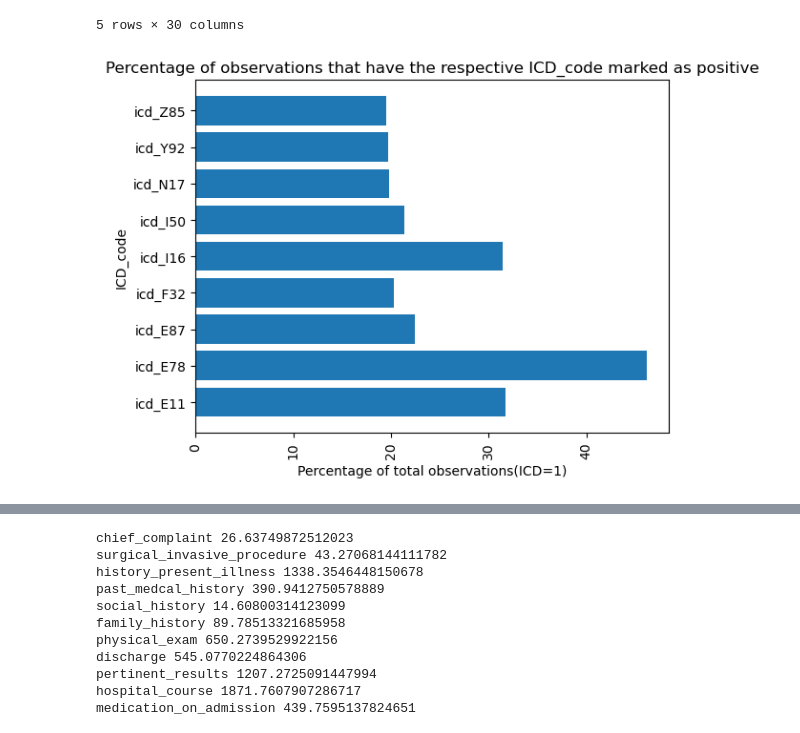
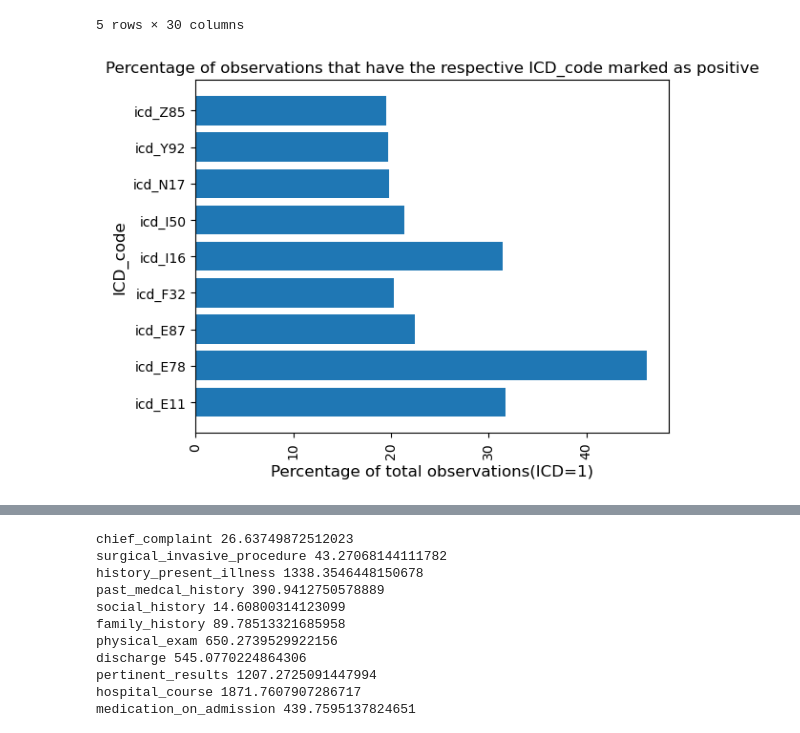
Before and after one commit to smitamisra/EHR_exploration, a Jupyter notebook: notebooks/tokenization_classification.ipynb, the cells around one changed output, grey strips where cells are left out. Cells and saved outputs as stored; diff of their text form; code cells hidden in the pictures.

```diff
--- a/notebooks/tokenization_classification.ipynb
+++ b/notebooks/tokenization_classification.ipynb
@@ -69,14 +83,14 @@ df_text_ic.head()
 # %%
 df = (((df_text_ic[['icd_E11', 'icd_E78',
        'icd_E87', 'icd_F32', 'icd_I16', 'icd_I50', 'icd_N17', 'icd_Y92',
        'icd_Z85']].sum())*100)/len(df_text_ic)).to_frame().reset_index().rename(columns={'index': 'ICD_code',
                                                                                          0: 'percent_Count'})
 
 plt.barh(df.ICD_code, df.percent_Count)
 plt.xticks(rotation=90)
-plt.xlabel("Percentage of total observations(ICD=1)")
-plt.ylabel("ICD_code")
+plt.xlabel("Percentage of total observations(ICD=1)", fontsize=12)
+plt.ylabel("ICD_code", fontsize=12)
 plt.title("Percentage of observations that have the respective ICD_code marked as positive")
 plt.show()
 # %% [output]
-[figure, old version]
+[figure, new version]
```
Also changed, not shown: parts of 22 cells of this notebook, 1 other file.
